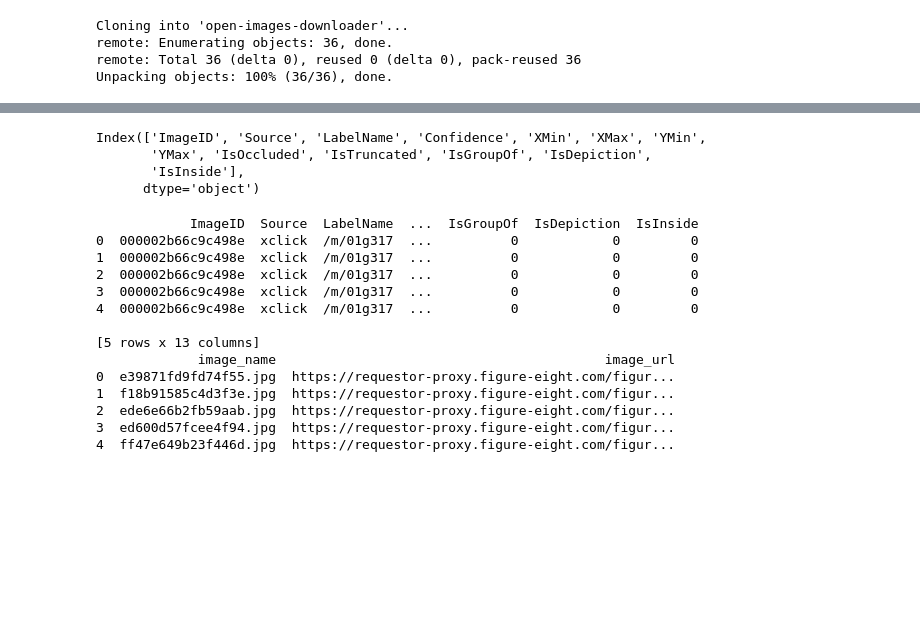
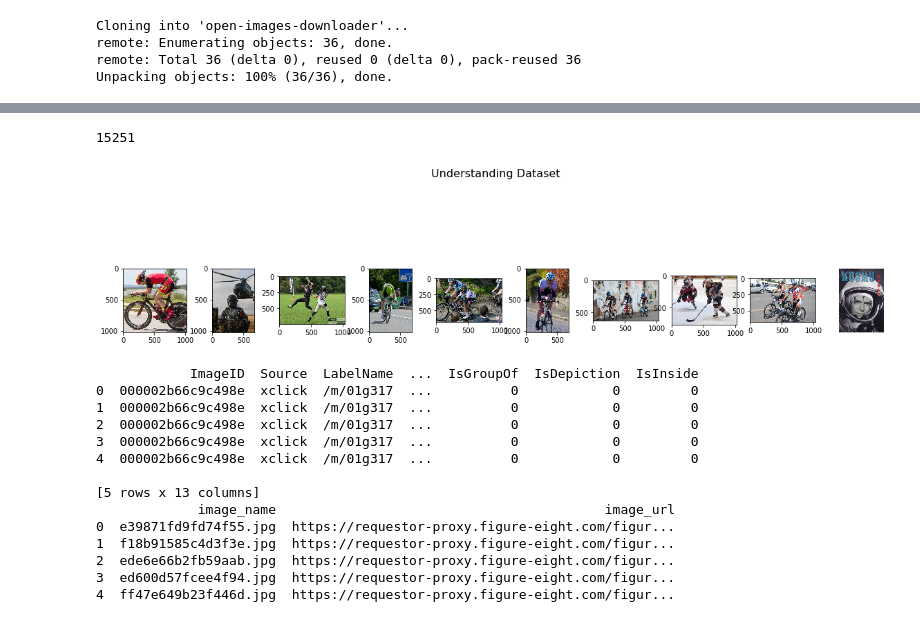
Before and after one commit to MeAmarP/yolo-on-OID, a Jupyter notebook: OID_Work.ipynb, the cells around one changed output, grey strips where cells are left out. Saved outputs shown, nothing was run; the diff lists cells and outputs as text; code cells hidden in the pictures; blank space fills up the shorter version.

```diff
--- a/OID_Work.ipynb
+++ b/OID_Work.ipynb
@@ -49,3 +57,37 @@ class-descriptions- 100%[===================>]  10.99K  --.-KB/s    in 0s
+# %%
+import os
+len(os.listdir("/content/img_data"))
+# %% [output]
+15251
+# %%
+def displaySampleImages(PATH_TO_DIR,Nb_of_Img2Disp=None):
+    """
+    Display grid of sample images for every class in dataset.
+
+    Args:
+        PATH_TO_DIR(str): path to train or test dir.
+    """
+    import matplotlib.pyplot as plt
+    import matplotlib as mpl
+    mpl.rcParams['axes.titlesize'] = 8
+    import glob
+    import cv2
+    #NoOfClasses = len(ALL_CLASS_NAMES)
+    fig = plt.figure(figsize=(20,20))
+    # fig.subplots_adjust(hspace=0.7, wspace=0.1)
+    fig.suptitle('Understanding Dataset', fontsize=16)
+    for n,path in enumerate(glob.glob(PATH_TO_DIR+'/*.jpg')[:Nb_of_Img2Disp]):
+      #print(ImagePath)
+      Img = cv2.imread(path)
+      ax = fig.add_subplot(10,10,(n+1))
+      plt.imshow(cv2.cvtColor(Img, cv2.COLOR_BGR2RGB))
+    plt.axis('off')
+    plt.show()
+    return
+
+displaySampleImages("/content/img_data",Nb_of_Img2Disp=10)
+# %% [output]
+[figure, added]
 # %%
 import pandas as pd
 path_to_train_img_csv = "/content/train-images-boxable.csv"
@@ -54,13 +96,6 @@ path_to_classmap_csv = "/content/class-descriptions-boxable.csv"
 
 imgdata_df = pd.read_csv(path_to_train_img_csv)
 imganno_df = pd.read_csv(path_to_train_imganno_csv)
-# %%
-imganno_df.columns
-# %% [output]
-Index(['ImageID', 'Source', 'LabelName', 'Confidence', 'XMin', 'XMax', 'YMin',
-       'YMax', 'IsOccluded', 'IsTruncated', 'IsGroupOf', 'IsDepiction',
-       'IsInside'],
-      dtype='object')
 # %%
 print(imganno_df.head())
 print(imgdata_df.head())
```
Also changed, not shown: parts of 5 cells of this notebook.
